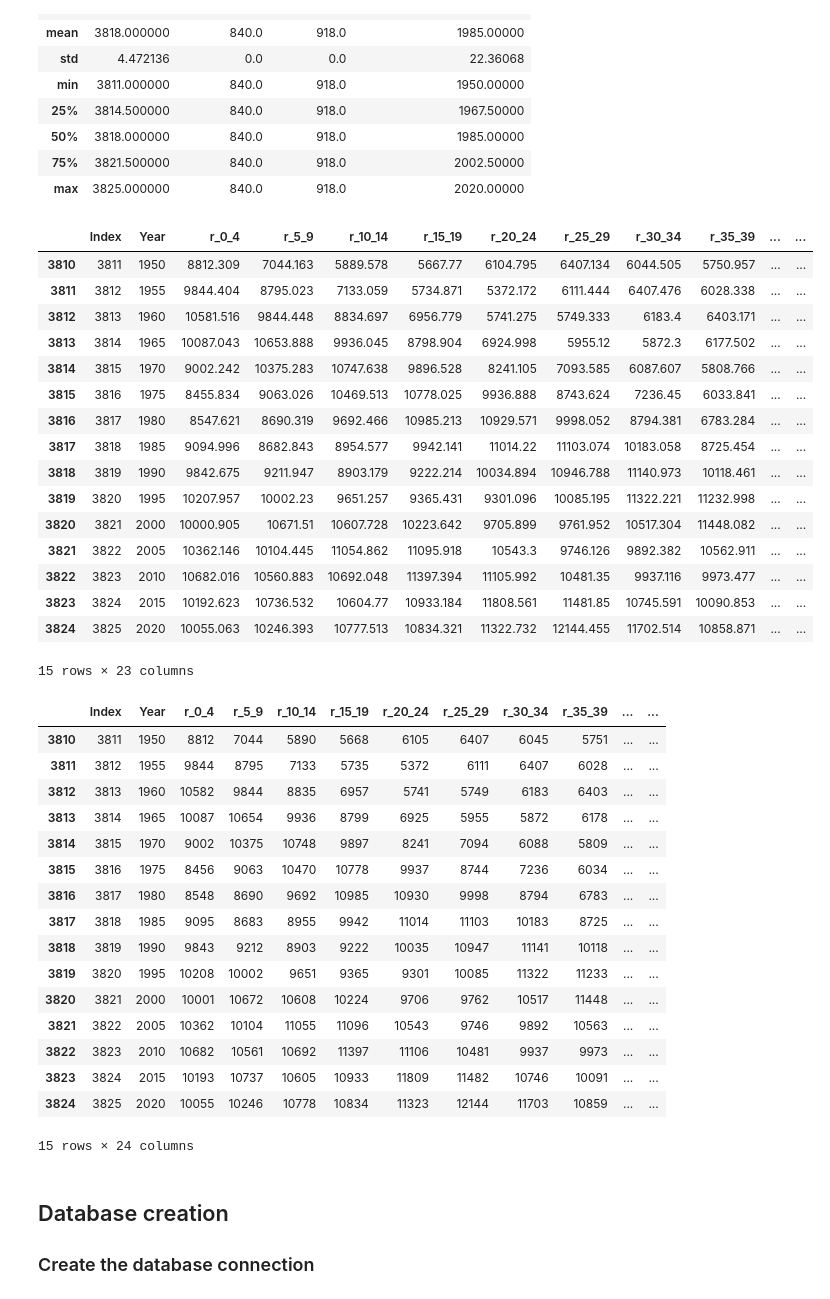
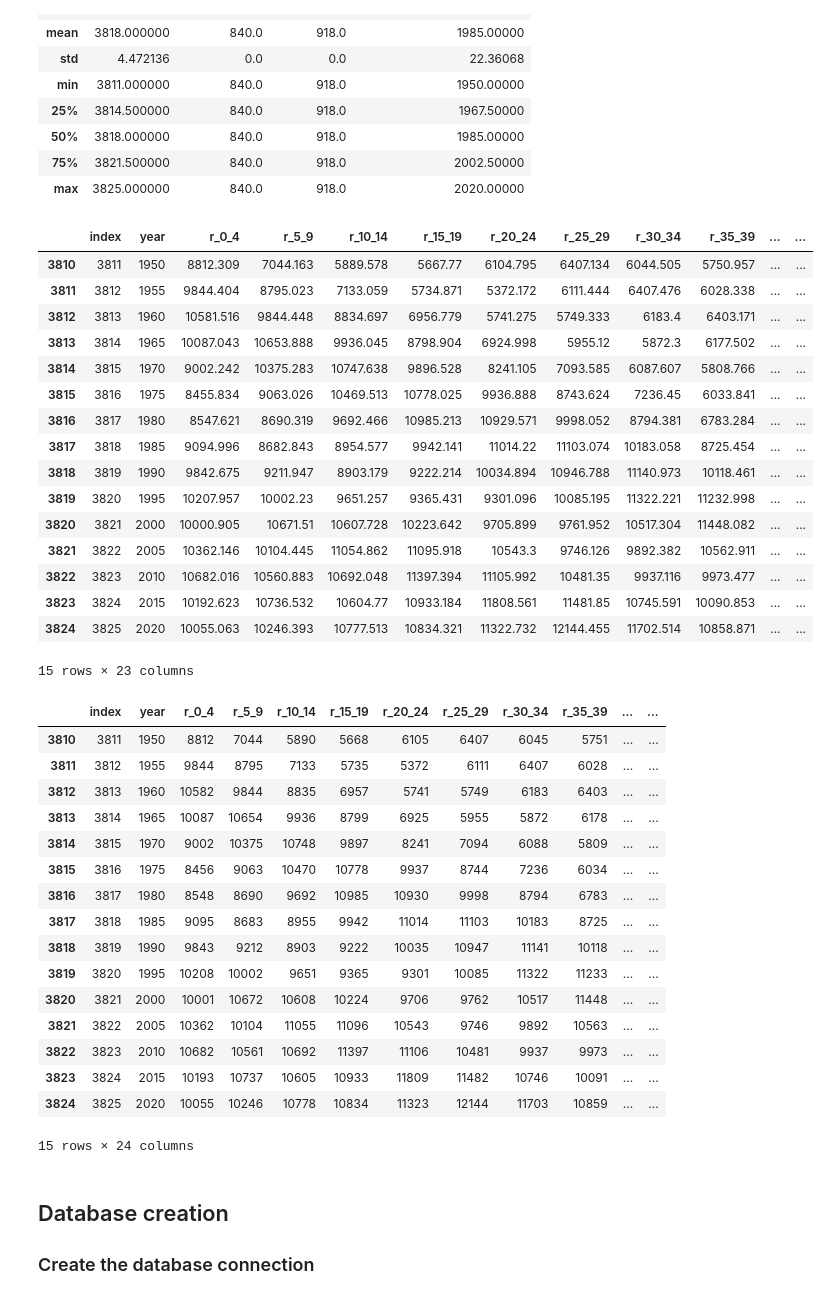
Before and after one commit to anikajohnson/Project2, a Jupyter notebook: NewPopulations.ipynb, the cells around one changed output. Saved outputs shown, nothing was run; the diff lists cells and outputs as text; code cells hidden in the pictures.

```diff
--- a/NewPopulations.ipynb
+++ b/NewPopulations.ipynb
@@ -130,17 +130,17 @@ pop_male_df.describe()
 | max | 3825.000000 | 840.0 | 918.0 | 2020.00000 |
 # %%
 # rename the columns
-clean_male_df = pop_male_df.rename(columns={'Reference date (as of 1 July)':'Year','0-4':'r_0_4','5-9':'r_5_9',
+clean_male_df = pop_male_df.rename(columns={'Index': 'index', 'Reference date (as of 1 July)':'year','0-4':'r_0_4','5-9':'r_5_9',
                                              '10-14':'r_10_14','15-19':'r_15_19','20-24':'r_20_24','25-29':'r_25_29',
                                              '30-34':'r_30_34','35-39':'r_35_39','40-44':'r_40_44','45-49':'r_45_49',
                                              '50-54':'r_50_54','55-59':'r_55_59','60-64':'r_60_64',
                                              '65-69':'r_65_69','70-74':'r_70_74','75-79':'r_75_79','80-84':'r_80_84',
                                              '85-89':'r_85_89','90-94':'r_90_94','95-99':'r_95_99','100+':'r_100_105'})
 # new df columns...
-few_male_df = clean_male_df[['Index','Year','r_0_4','r_5_9','r_10_14','r_15_19','r_20_24','r_25_29','r_30_34','r_35_39','r_40_44','r_45_49','r_50_54',"r_55_59","r_60_64","r_65_69","r_70_74","r_75_79","r_80_84","r_85_89","r_90_94","r_95_99","r_100_105"]].copy()
+few_male_df = clean_male_df[['index','year','r_0_4','r_5_9','r_10_14','r_15_19','r_20_24','r_25_29','r_30_34','r_35_39','r_40_44','r_45_49','r_50_54',"r_55_59","r_60_64","r_65_69","r_70_74","r_75_79","r_80_84","r_85_89","r_90_94","r_95_99","r_100_105"]].copy()
 few_male_df
 # %% [output]
-|  | Index | Year | r_0_4 | r_5_9 | r_10_14 | r_15_19 | r_20_24 | r_25_29 | r_30_34 | r_35_39 | ... | ... |
+|  | index | year | r_0_4 | r_5_9 | r_10_14 | r_15_19 | r_20_24 | r_25_29 | r_30_34 | r_35_39 | ... | ... |
 | 3810 | 3811 | 1950 | 8812.309 | 7044.163 | 5889.578 | 5667.77 | 6104.795 | 6407.134 | 6044.505 | 5750.957 | ... | ... |
 | 3811 | 3812 | 1955 | 9844.404 | 8795.023 | 7133.059 | 5734.871 | 5372.172 | 6111.444 | 6407.476 | 6028.338 | ... | ... |
 | 3812 | 3813 | 1960 | 10581.516 | 9844.448 | 8834.697 | 6956.779 | 5741.275 | 5749.333 | 6183.4 | 6403.171 | ... | ... |
@@ -160,7 +160,7 @@ few_male_df
 # %%
 # clean up the data...add column and data, remove space and change the type
 
-few_male_df['Sex']='Male'
+few_male_df['sex']='Male'
 few_male_df['r_0_4'] = few_male_df['r_0_4'].str.replace(" ","").astype('float').round().astype('int')
 few_male_df['r_5_9'] = few_male_df['r_5_9'].str.replace(" ","").astype('float').round().astype('int')
 few_male_df['r_10_14'] = few_male_df['r_10_14'].str.replace(" ","").astype('float').round().astype('int')
@@ -185,7 +185,7 @@ few_male_df['r_100_105'] = few_male_df['r_100_105'].str.replace(" ","").astype('
 
 few_male_df
 # %% [output]
-|  | Index | Year | r_0_4 | r_5_9 | r_10_14 | r_15_19 | r_20_24 | r_25_29 | r_30_34 | r_35_39 | ... | ... |
+|  | index | year | r_0_4 | r_5_9 | r_10_14 | r_15_19 | r_20_24 | r_25_29 | r_30_34 | r_35_39 | ... | ... |
 | 3810 | 3811 | 1950 | 8812 | 7044 | 5890 | 5668 | 6105 | 6407 | 6045 | 5751 | ... | ... |
 | 3811 | 3812 | 1955 | 9844 | 8795 | 7133 | 5735 | 5372 | 6111 | 6407 | 6028 | ... | ... |
 | 3812 | 3813 | 1960 | 10582 | 9844 | 8835 | 6957 | 5741 | 5749 | 6183 | 6403 | ... | ... |
```
Also changed, not shown: parts of 1 cell of this notebook, 4 other files.
